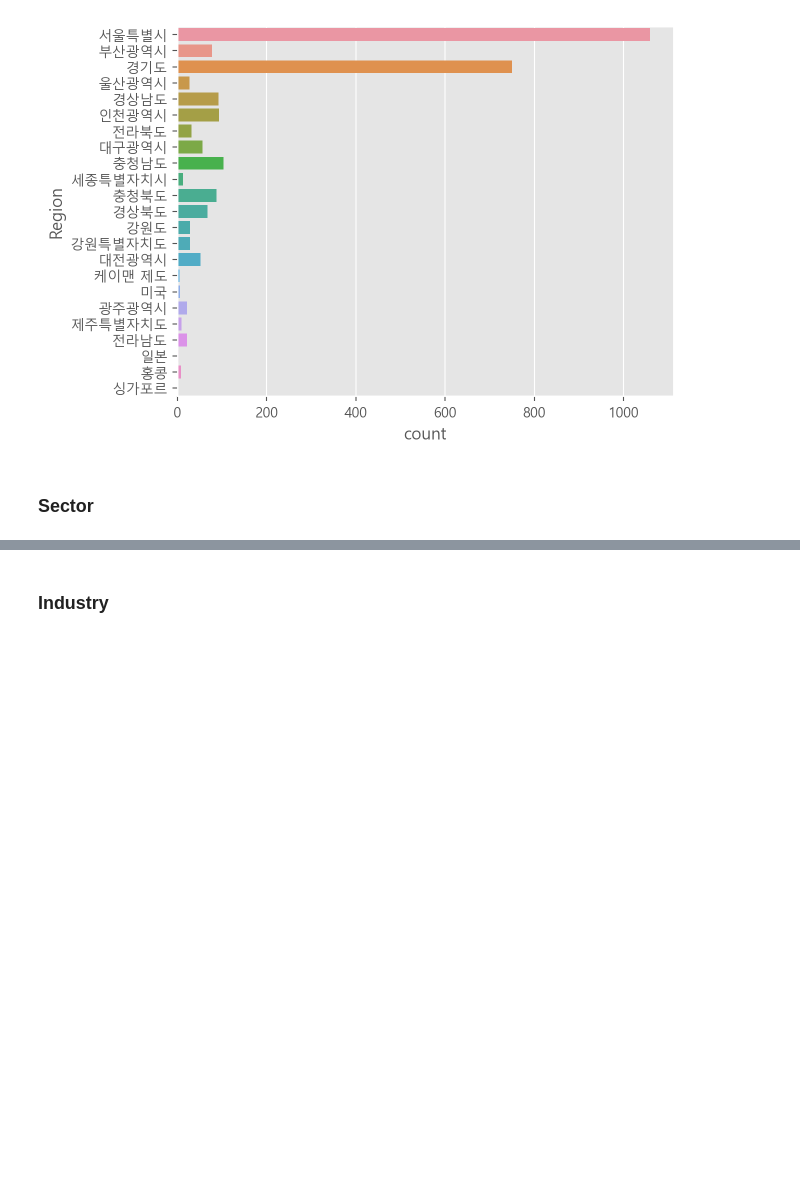
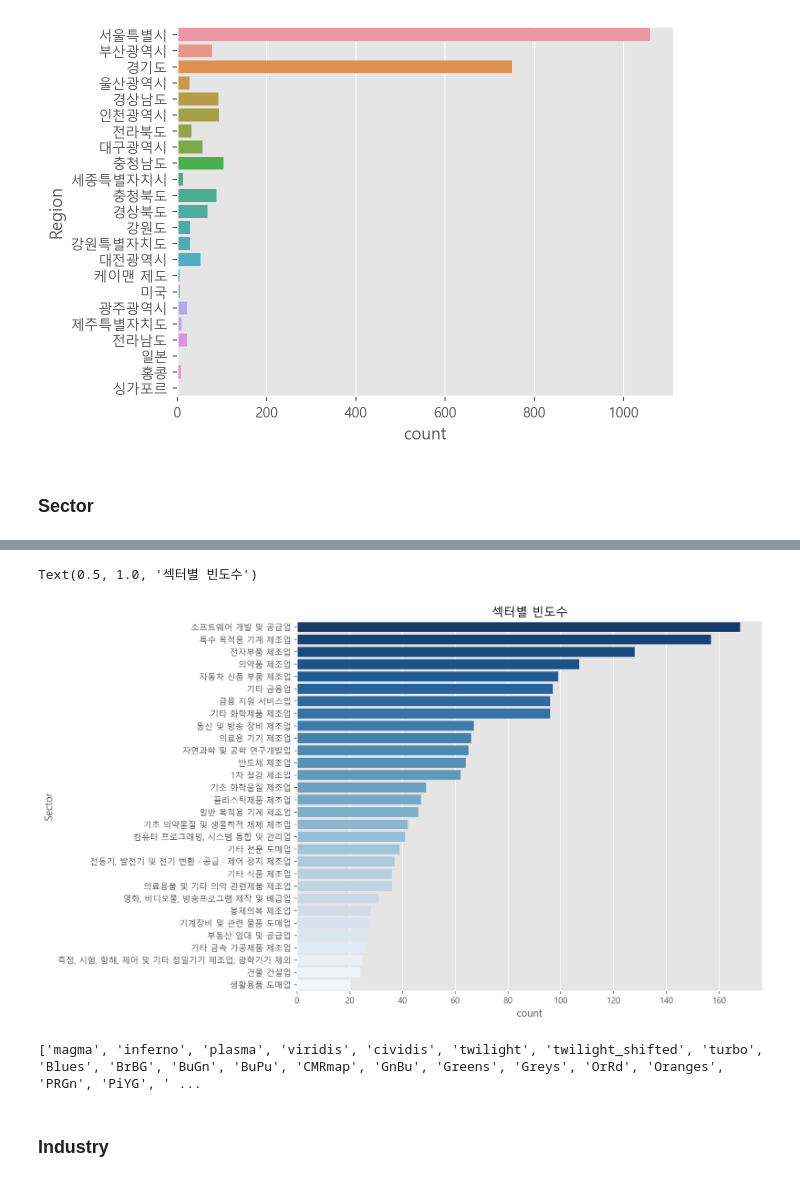
Before and after one commit to jamjamzo/finance-data-analysis, a Jupyter notebook: 2.2. KRX 전체 종목분석-input.ipynb, the cells around one changed output, grey strips where cells are left out. Cells and saved outputs as stored; diff of their text form; code cells hidden in the pictures; blank space fills up the shorter version.

```diff
--- a/2.2. KRX 전체 종목분석-input.ipynb
+++ b/2.2. KRX 전체 종목분석-input.ipynb
@@ -568,3 +552,5 @@ sns.countplot(data=df, y='Region')
 # 섹터의 빈도수를 구합니다.
 # 상위 30개 섹터의 빈도수를 sector_count_top 변수에 할당합니다.
 # sector_count_top
+sector_count_top = df['Sector'].value_counts().head(30)
+sector_count_top
@@ -579,3 +575,21 @@ print(plt.colormaps())
+# %%
+# df_sector_30
+df_sector_30 = df[df['Sector'].isin(sector_count_top.index)]
+# %%
+# Seaborn countplot 활용하여 빈도수를 표현합니다.
+plt.figure(figsize = (10,8))
+sns.countplot(data=df_sector_30, y='Sector',
+              palette='Blues_r',
+              order= sector_count_top.index).set_title("섹터별 빈도수")
+# order = sector_count_top.index : 빈도수가 많은 순의 인덱스
+# %% [output]
+Text(0.5, 1.0, '섹터별 빈도수')
+[figure, added]
+# %%
+# colormap들을 활용해서 컬러 적용을 할 수 있다.
+print(plt.colormaps())
+# %% [output]
+['magma', 'inferno', 'plasma', 'viridis', 'cividis', 'twilight', 'twilight_shifted', 'turbo', 'Blues', 'BrBG', 'BuGn', 'BuPu', 'CMRmap', 'GnBu', 'Greens', 'Greys', 'OrRd', 'Oranges', 'PRGn', 'PiYG', ' ...
 # %% [markdown]
 ### Industry
 # %%
```
Also changed, not shown: parts of 42 cells of this notebook, 1 other file.
